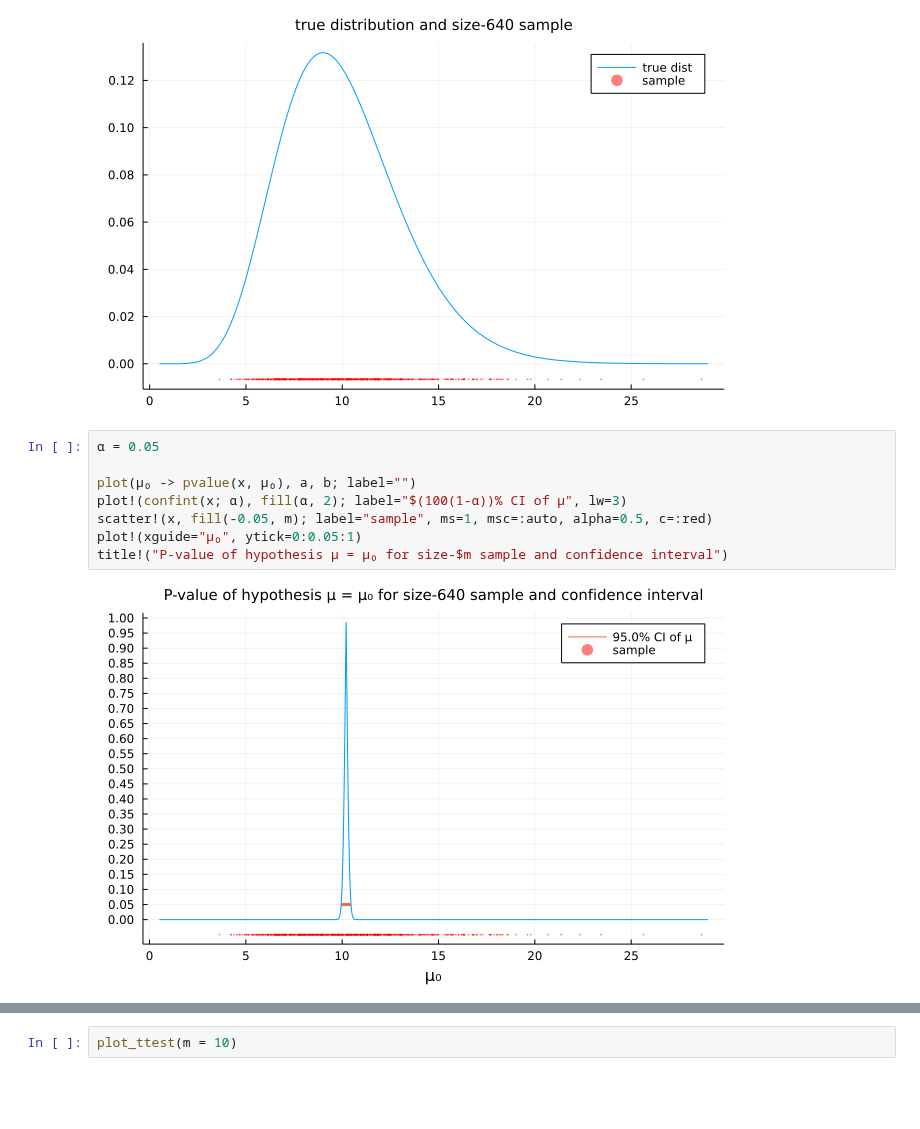
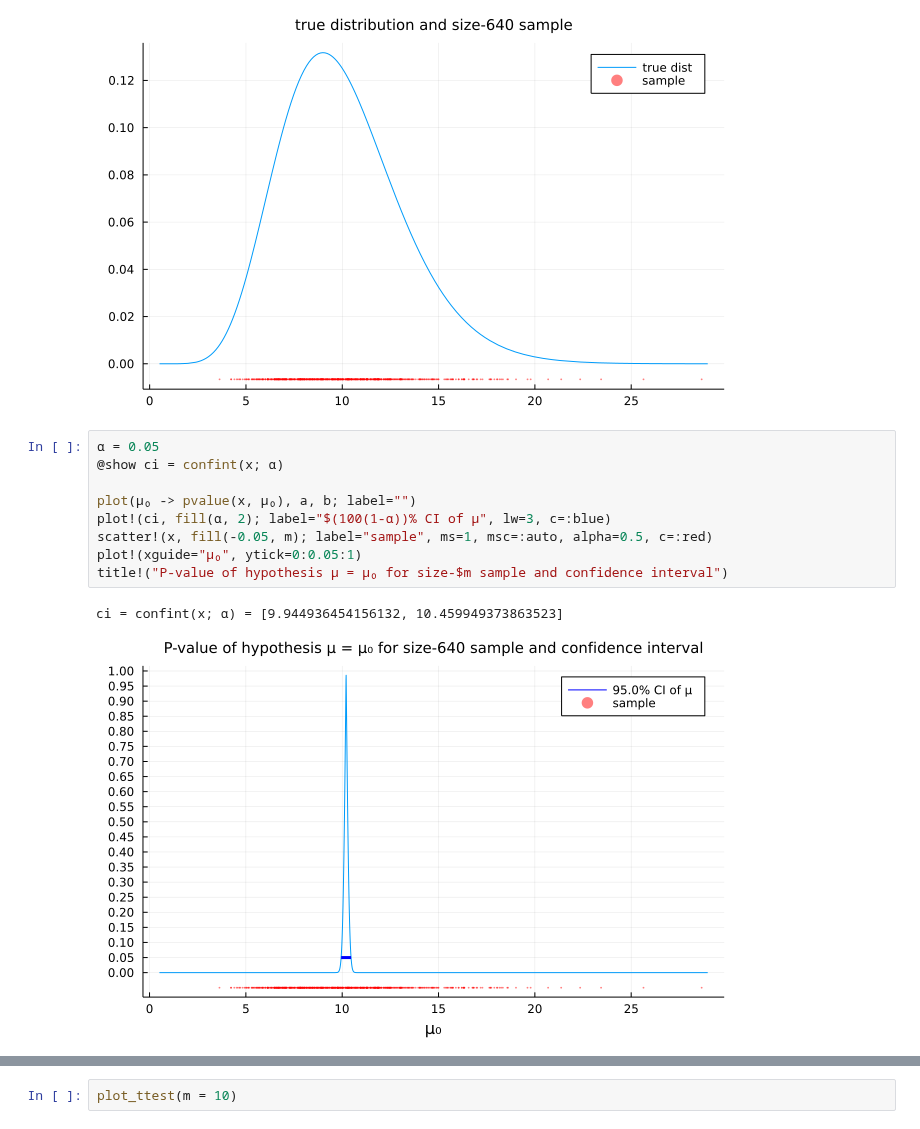
Before and after one commit to genkuroki/public, a Jupyter notebook: 0034/P-value function example and prediction distribution example.ipynb, the cells around one changed output, grey strips where cells are left out. Drawn from its saved outputs; the diff is of its cells as text; blank space fills up the shorter version.

```diff
--- a/0034/P-value function example and prediction distribution example.ipynb
+++ b/0034/P-value function example and prediction distribution example.ipynb
@@ -139,11 +228,13 @@ title!("true distribution and size-$m sample")
 [figure]
 # %%
 α = 0.05
+@show ci = confint(x; α)
 
 plot(μ₀ -> pvalue(x, μ₀), a, b; label="")
-plot!(confint(x; α), fill(α, 2); label="$(100(1-α))% CI of μ", lw=3)
+plot!(ci, fill(α, 2); label="$(100(1-α))% CI of μ", lw=3, c=:blue)
 scatter!(x, fill(-0.05, m); label="sample", ms=1, msc=:auto, alpha=0.5, c=:red)
 plot!(xguide="μ₀", ytick=0:0.05:1)
 title!("P-value of hypothesis μ = μ₀ for size-$m sample and confidence interval")
 # %% [output]
+ci = confint(x; α) = [9.944936454156132, 10.459949373863523]
-[figure, old version]
+[figure, new version]
```
Also changed, not shown: parts of 15 cells of this notebook, 1 other file.
